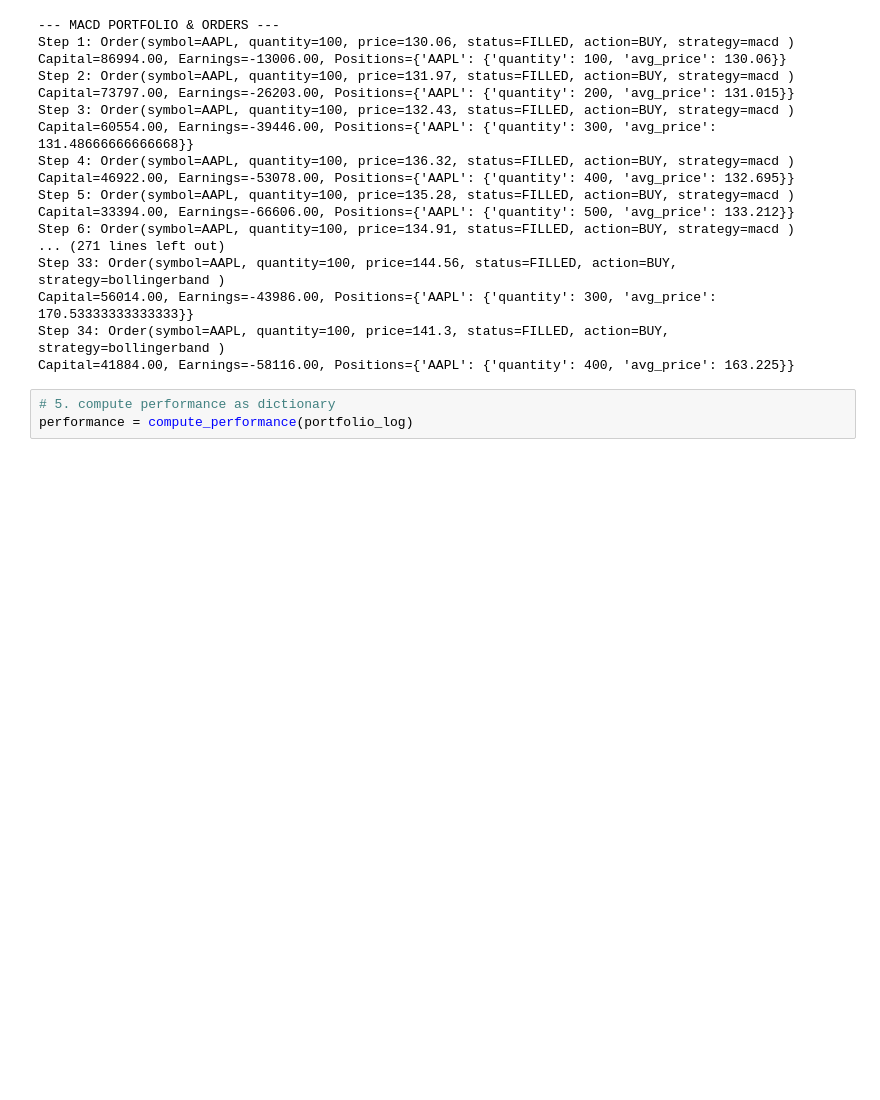
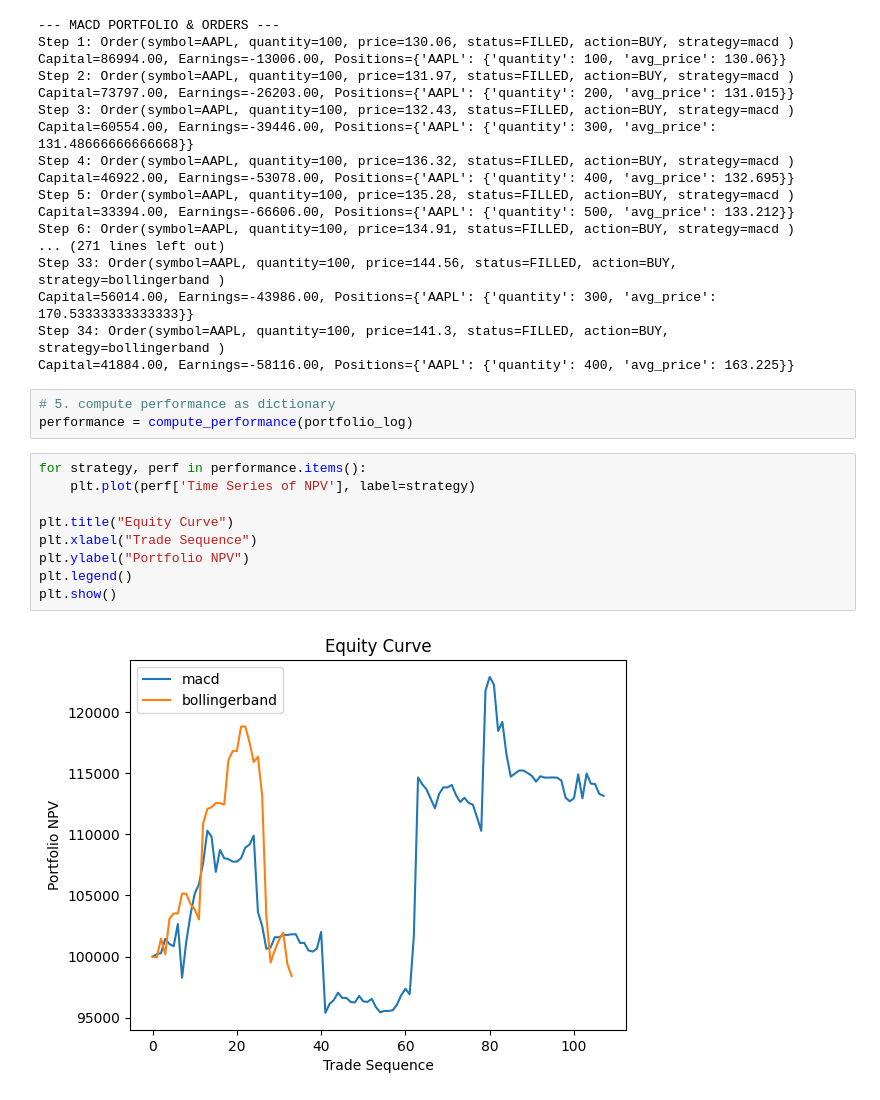
Before and after one commit to Rhazi/Group20, a Jupyter notebook: src/performance.ipynb, the cells around one changed output. Cells and saved outputs as stored; diff of their text form; blank space fills up the shorter version.

Commit message:
Add files via upload
final performance with yield curve charts

```diff
--- a/src/performance.ipynb
+++ b/src/performance.ipynb
@@ -174,3 +157,14 @@ Capital=41884.00, Earnings=-58116.00, Positions={'AAPL': {'quantity': 400, 'avg_
 # %%
 # 5. compute performance as dictionary
 performance = compute_performance(portfolio_log)
+# %%
+for strategy, perf in performance.items():
+    plt.plot(perf['Time Series of NPV'], label=strategy)
+
+plt.title("Equity Curve")
+plt.xlabel("Trade Sequence")
+plt.ylabel("Portfolio NPV")
+plt.legend()
+plt.show()
+# %% [output]
+[figure, added]
```
Also changed, not shown: parts of 4 cells of this notebook.
